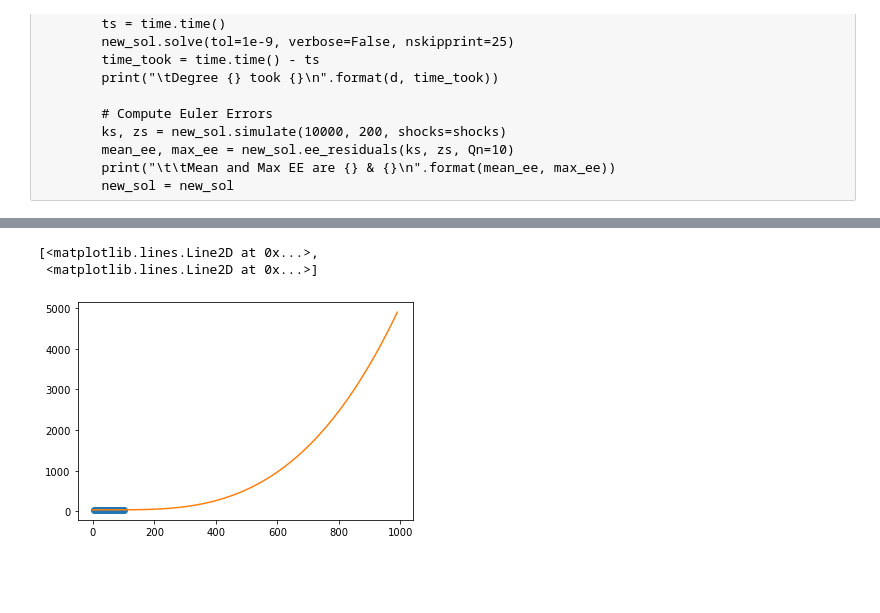
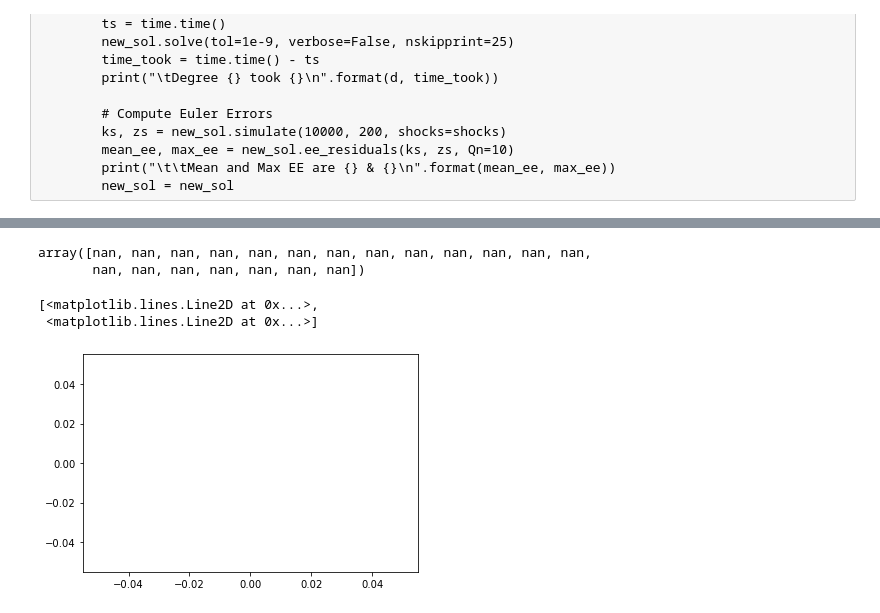
Before and after one commit to MasterOfOrigin/TCM, a Jupyter notebook: TCM_Solution.ipynb, the cells around one changed output, grey strips where cells are left out. Drawn from its saved outputs; the diff is of its cells as text; code cells hidden in the pictures; blank space fills up the shorter version.

```diff
--- a/TCM_Solution.ipynb
+++ b/TCM_Solution.ipynb
@@ -220,8 +220,8 @@ class Model(object):
     * rho: persistence of the log productivity level
     * sigma: standard deviation of shocks to log productivity
     """
-    def __init__(self, N=1, beta=1, g=0.1, a_bar=200, eta=1, u_bar=0,
-                 xmin=5, xmax=100, nx=20):
+    def __init__(self, N=1, beta=0.9, g=0.1, a_bar=200, eta=1, u_bar=0,
+                 xmin=10, xmax=100, nx=20):
 
         # we want u_bar set so that u(X/(15*N), eta, u_bar) == 0 when X is at today's value (1)
 
@@ -382,7 +382,7 @@ class GeneralSolution:
         emsg += "\nand cannot be called from `GeneralSolution`"
         raise ValueError(emsg)
 
-    def compute_spline(self, cp, wp, VF, dampen=0.5, s=10.0):
+    def compute_spline(self, cp, wp, VF, dampen=0.75, s=25000):
         self.c_spline = UnivariateSpline(
             self.ncgm.xgrid,
             ((1-dampen)*self.CP + dampen*cp),
@@ -587,7 +587,7 @@ class IterateOnPolicy(GeneralSolution):
 
         return self.c_coeffs, self.w_coeffs, new_v_coeffs
 
-    def compute_spline(self, cp, wp, VF, dampen=0.5, s=10.0):
+    def compute_spline(self, cp, wp, VF, dampen=0.75, s=25000):
         self.v_spline = UnivariateSpline(
             self.ncgm.xgrid,
             ((1-dampen)*self.VF + dampen*VF),
@@ -606,7 +606,9 @@ class IterateOnPolicy(GeneralSolution):
 
         # Update the value function
         EV = self.compute_EV(Xn)
-        VF = u(self.CP, eta, u_bar) + beta*np.maximum(self.compute_EV(Xn), np.zeros(self.ncgm.ns))
+#         VF = u(self.CP, eta, u_bar) + beta*np.maximum(self.compute_EV(Xn), np.zeros(self.ncgm.ns))
+
+        VF = u(self.CP, eta, u_bar) + beta*self.compute_EV(Xn)
 
 #         VF_exterior = u(X/N, eta, u_bar)
 
@@ -685,7 +687,7 @@ class VFI(GeneralSolution):
             cons = opt.LinearConstraint(A, lbnd, upbnd)
 
             # minimize objective
-            [_cp, _wp] = opt.minimize(_f, x0, method="COBYLA", constraints=cons).x
+            [_cp, _wp] = opt.minimize(_f, x0, method="COBYLA", constraints=cons, tol=1e-3).x
 
             Xn = next_x(X, N, g, _cp, _wp)
             EV = float(self.compute_EV(Xn))
@@ -693,14 +695,14 @@ class VFI(GeneralSolution):
             VF_corner = u(X/N, eta, u_bar)
             VF_interior = u(_cp, eta, u_bar)+beta*EV
 
-            if VF_corner > VF_interior:
-                cp[i_s] = X/N
-                wp[i_s] = 0
-                VF[i_s] = VF_corner
-            else:
-                cp[i_s] = _cp
-                wp[i_s] = _wp
-                VF[i_s] = VF_interior
+#             if VF_corner > VF_interior:
+#                 cp[i_s] = X/N
+#                 wp[i_s] = 0
+#                 VF[i_s] = VF_corner
+#             else:
+            cp[i_s] = _cp
+            wp[i_s] = _wp
+            VF[i_s] = VF_interior
 
         return cp, wp, VF
 # %% [markdown]
@@ -827,9 +827,19 @@ array([ 2.5,  5. ,  7.5, 10. , 12.5, 15. , 17.5, 20. , 22.5, 25. , 27.5,
+# %%
+from scipy.interpolate import interp1d
+from scipy.misc import derivative
+X = new_sol.ncgm.xgrid
+VF = new_sol.VF
+v_spl = new_sol.v_spline
+v_spl.derivative()(X)
+# %% [output]
+array([nan, nan, nan, nan, nan, nan, nan, nan, nan, nan, nan, nan, nan,
+       nan, nan, nan, nan, nan, nan, nan])
 # %%
-xnew = np.arange(0,1000, 10)
+xnew = np.arange(0,200, 5)
 vf_new = v_spl(xnew)
 
 plt.plot(X, VF, 'o', xnew, vf_new)
 # %% [output]
 [<matplotlib.lines.Line2D at 0x...>,
  <matplotlib.lines.Line2D at 0x...>]
-[figure, old version]
+[figure, new version]
```
Also changed, not shown: parts of 16 cells of this notebook.
